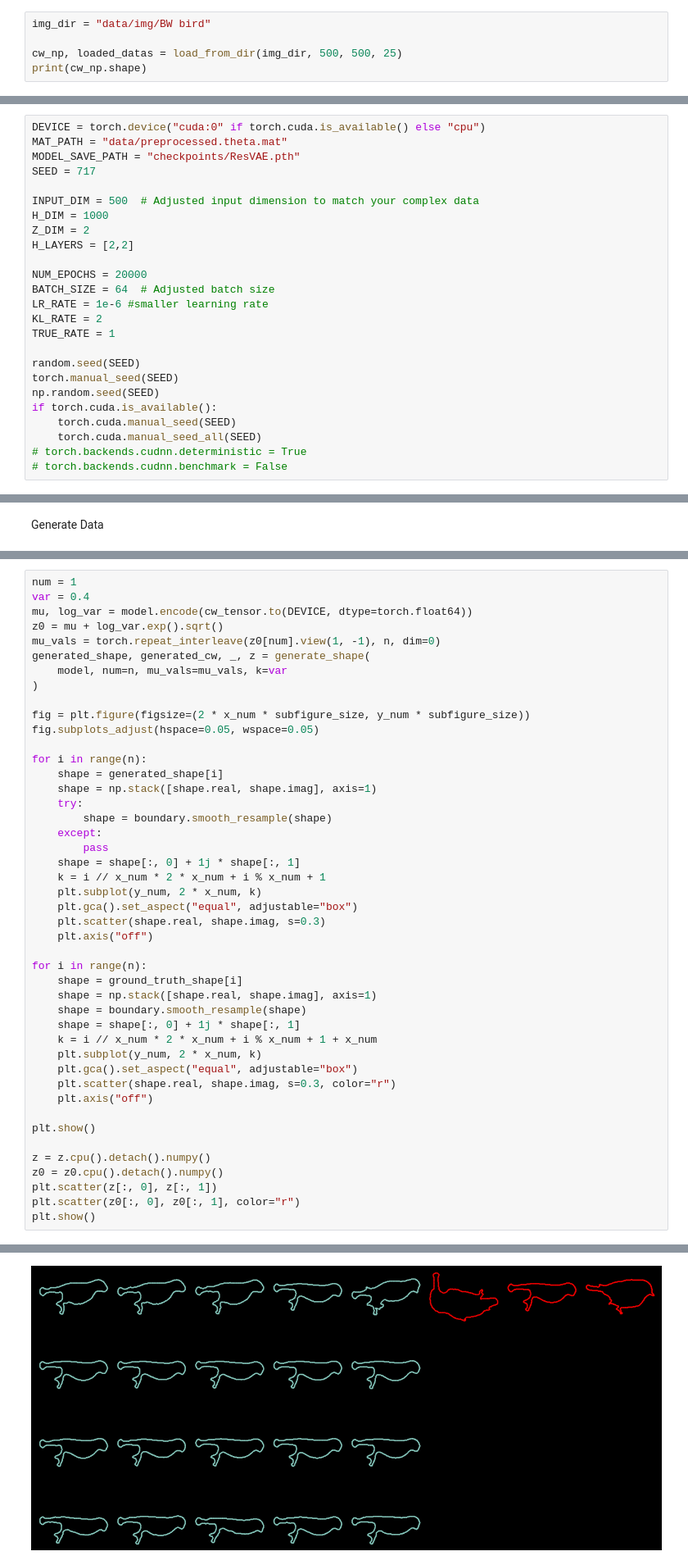
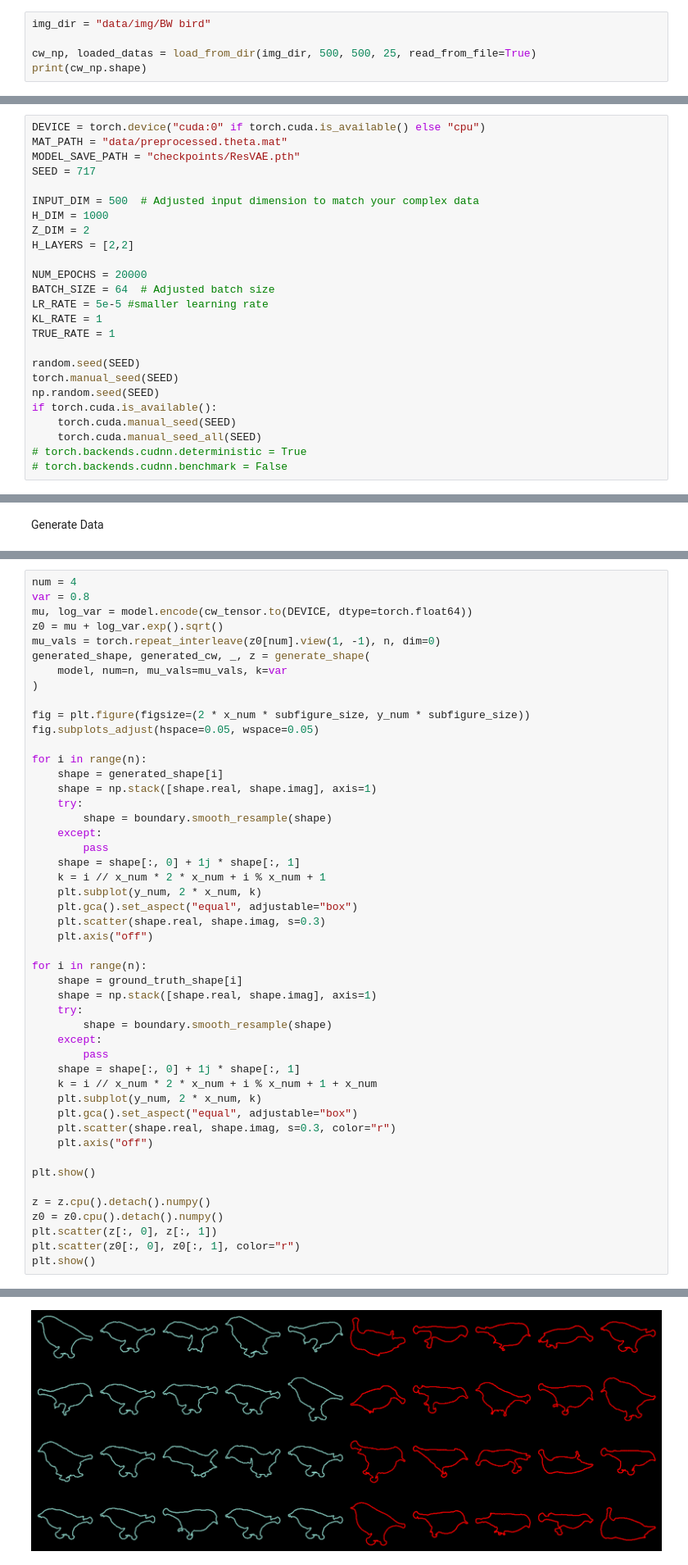
Before and after one commit to ChanceAroundYou/shape_prior_generation, a Jupyter notebook: VAE.ipynb, the cells around one changed output, grey strips where cells are left out. Shown: that part at 82% size. Drawn from its saved outputs; the diff is of its cells as text.

```diff
--- a/VAE.ipynb
+++ b/VAE.ipynb
@@ -16,6 +16,6 @@ import random
 # %%
 img_dir = "data/img/BW bird"
 
-cw_np, loaded_datas = load_from_dir(img_dir, 500, 500, 25)
+cw_np, loaded_datas = load_from_dir(img_dir, 500, 500, 25, read_from_file=True)
 print(cw_np.shape)
 # %% [output]
@@ -49,8 +34,8 @@ H_LAYERS = [2,2]
 
 NUM_EPOCHS = 20000
 BATCH_SIZE = 64  # Adjusted batch size
-LR_RATE = 1e-6 #smaller learning rate
-KL_RATE = 2
+LR_RATE = 5e-5 #smaller learning rate
+KL_RATE = 1
 TRUE_RATE = 1
 
 random.seed(SEED)
@@ -226,6 +210,6 @@ for i in range(n):
 # %%
-num = 1
-var = 0.4
+num = 4
+var = 0.8
 mu, log_var = model.encode(cw_tensor.to(DEVICE, dtype=torch.float64))
 z0 = mu + log_var.exp().sqrt()
 mu_vals = torch.repeat_interleave(z0[num].view(1, -1), n, dim=0)
@@ -253,7 +237,10 @@ for i in range(n):
 for i in range(n):
     shape = ground_truth_shape[i]
     shape = np.stack([shape.real, shape.imag], axis=1)
-    shape = boundary.smooth_resample(shape)
+    try:
+        shape = boundary.smooth_resample(shape)
+    except:
+        pass
     shape = shape[:, 0] + 1j * shape[:, 1]
     k = i // x_num * 2 * x_num + i % x_num + 1 + x_num
     plt.subplot(y_num, 2 * x_num, k)
@@ -273 +259 @@ ValueError: `x` must contain at least 2 elements.
-[figure, old version]
+[figure, new version]
```
Also changed, not shown: parts of 7 cells of this notebook, 4 other files.
